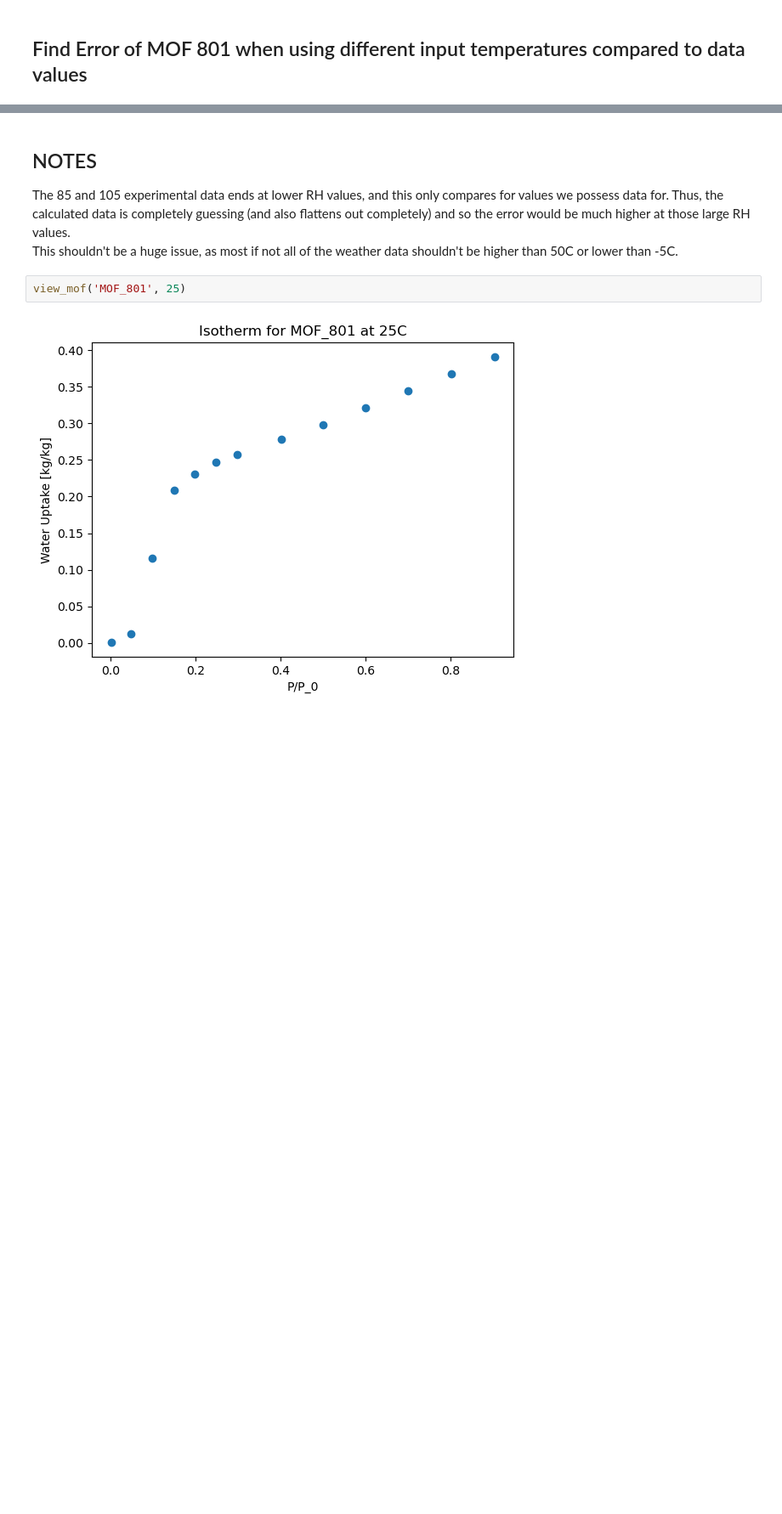
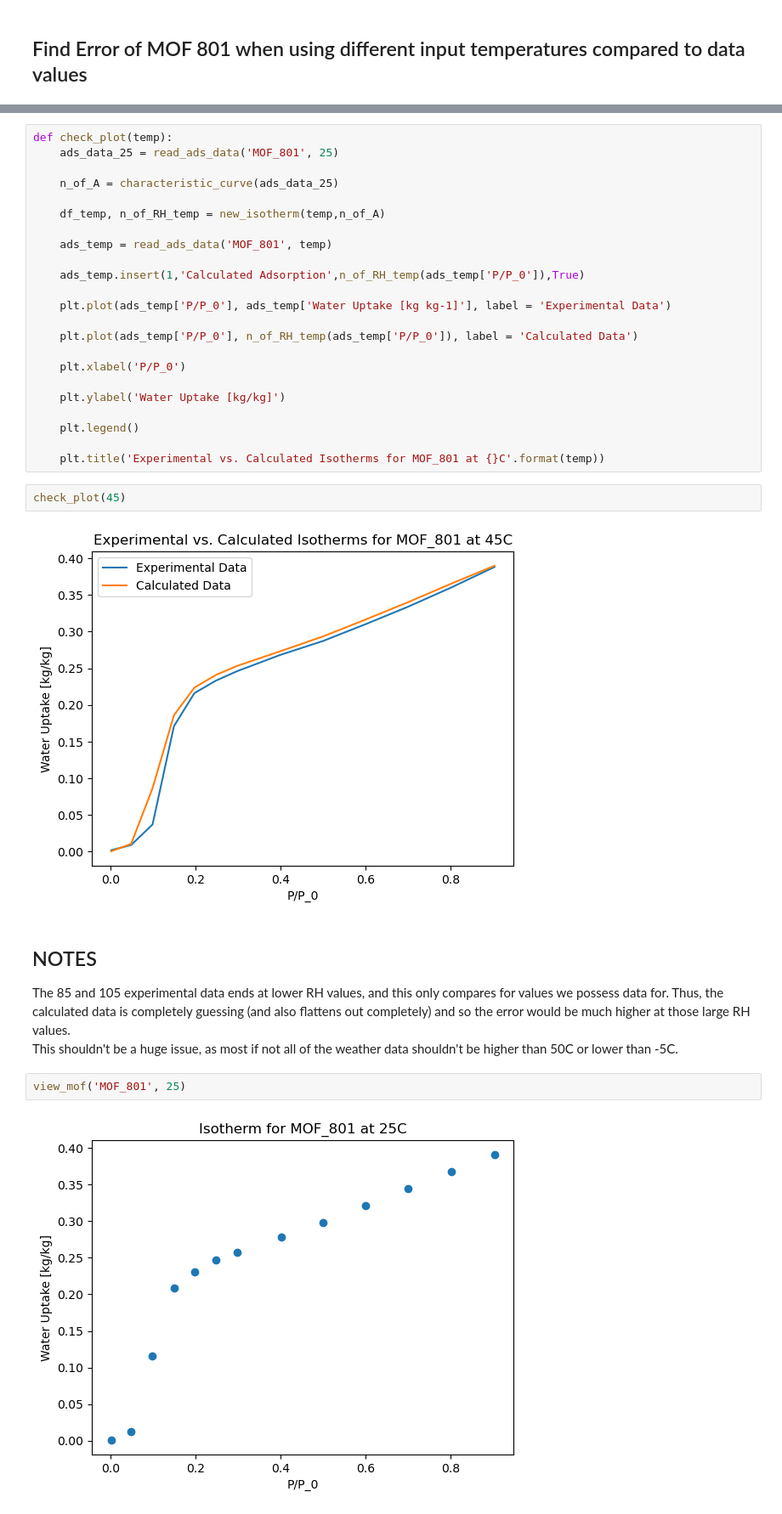
Before and after one commit to SimonEnsemble/water_harvesting, a Jupyter notebook: Polanyi_calculation_general.ipynb, the cells around one changed output, grey strips where cells are left out. Shown at 85% size. Saved outputs shown, nothing was run; the diff lists cells and outputs as text; blank space fills up the shorter version.

```diff
--- a/Polanyi_calculation_general.ipynb
+++ b/Polanyi_calculation_general.ipynb
@@ -327,3 +308,30 @@ plt.show()
+# %%
+def check_plot(temp):
+    ads_data_25 = read_ads_data('MOF_801', 25)
+
+    n_of_A = characteristic_curve(ads_data_25)
+
+    df_temp, n_of_RH_temp = new_isotherm(temp,n_of_A)
+
+    ads_temp = read_ads_data('MOF_801', temp)
+
+    ads_temp.insert(1,'Calculated Adsorption',n_of_RH_temp(ads_temp['P/P_0']),True)
+
+    plt.plot(ads_temp['P/P_0'], ads_temp['Water Uptake [kg kg-1]'], label = 'Experimental Data')
+
+    plt.plot(ads_temp['P/P_0'], n_of_RH_temp(ads_temp['P/P_0']), label = 'Calculated Data')
+
+    plt.xlabel('P/P_0')
+
+    plt.ylabel('Water Uptake [kg/kg]')
+
+    plt.legend()
+
+    plt.title('Experimental vs. Calculated Isotherms for MOF_801 at {}C'.format(temp))
+# %%
+check_plot(45)
+# %% [output]
+[figure, added]
 # %% [markdown]
 ## NOTES ##
  The 85 and 105 experimental data ends at lower RH values, and this only compares for values we possess data for. Thus, the calculated data is completely guessing (and also flattens out completely) and so the error would be much higher at those large RH values. <br> This shouldn't be a huge issue, as most if not all of the weather data shouldn't be higher than 50C or lower than -5C.
```
Also changed, not shown: parts of 4 cells of this notebook.
